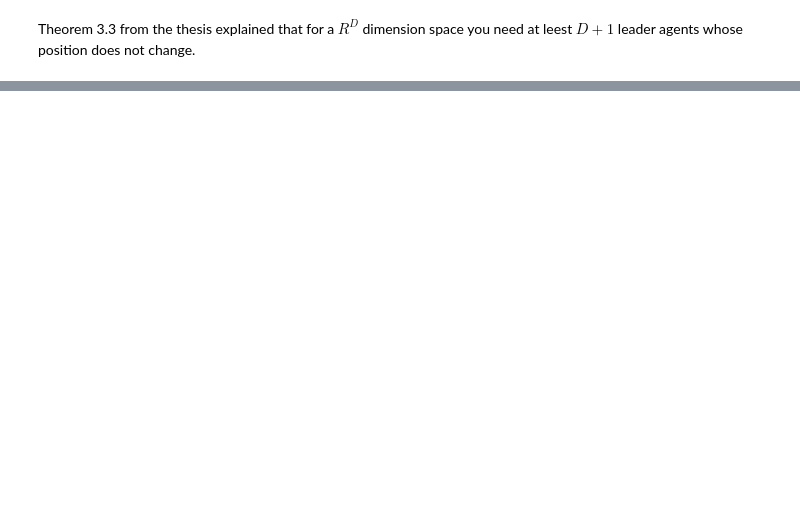
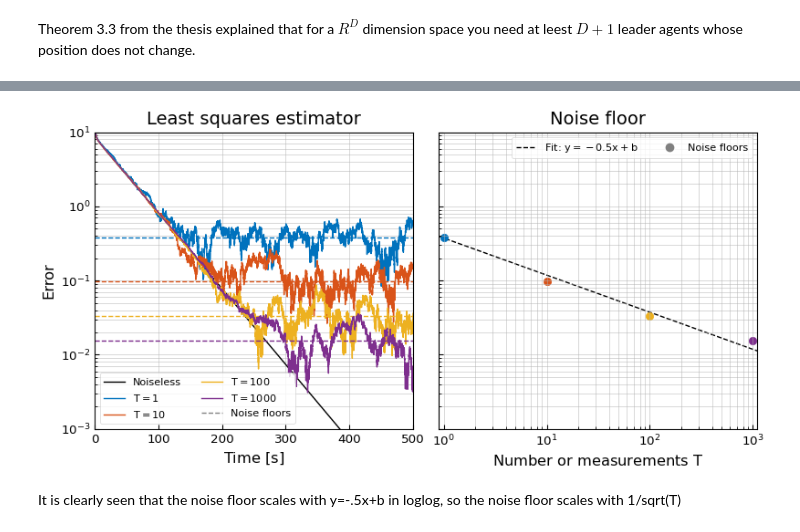
Before and after one commit to wilbertras/drone_swarms, a Jupyter notebook: main.ipynb, the cells around one changed output, grey strips where cells are left out. Saved outputs shown, nothing was run; the diff lists cells and outputs as text; code cells hidden in the pictures; blank space fills up the shorter version.

```diff
--- a/main.ipynb
+++ b/main.ipynb
@@ -122,0 +138,48 @@ ax.legend()
+# %%
+def one_over_root(x, a):
+    return a/np.sqrt(x)
+
+def linear(x, b):
+    return -.5*x+b
+# %%
+
+
+fig, axes = plt.subplot_mosaic('ab', figsize=(8,4), constrained_layout=True, sharey=True)
+time = np.linspace(0, (K-1)*dt, K)
+noise_floors = []
+ax = axes['a']
+ax.semilogy(time, errors[0], c='k' , label='Noiseless')
+for i, z in enumerate(zs_Ts):
+    error = errors_Ts[i]
+    noise_floors.append(np.mean(error[time > 300]))
+    ax.semilogy(time, error, label='$T=%d$' % Ts[i])
+    ax.axhline(noise_floors[-1], c=colors[i],  ls='--')
+ax.set_xlabel('Time [$s$]')
+ax.set_ylabel('Error')
+ax.set_title('Least squares estimator')
+ax.set_xlim([0, 500])
+ax.set_ylim([1e-3, 1e1])
+handles, labels = ax.get_legend_handles_labels()
+handles.append(Line2D([0], [0], color='gray', linestyle='--', label='Noise floors'))
+_ = ax.legend(handles=handles, loc='lower left', ncols=2)
+
+ax = axes['b']
+plot_Ts = np.linspace(.9, 1100)
+popt, pcov = curve_fit(linear, np.log10(Ts), np.log10(noise_floors))
+perr = np.sqrt(np.diag(pcov))
+ax.loglog(plot_Ts, one_over_root(plot_Ts, 10**popt[0]), 'k--', zorder=0, label='Fit: $ y=-0.5x+b$' )
+for i, T in enumerate(Ts):
+    ax.scatter(T, noise_floors[i], color=colors[i], zorder=1)
+ax.legend()
+ax.set_xlabel('Number or measurements $T$')
+# ax.set_ylabel('Noise floor')
+ax.set_title('Noise floor')
+ax.set_xlim([.9e0, 1.1e3])
+ax.set_ylim([1e-3, 1e1])
+handles, labels = ax.get_legend_handles_labels()
+handles.append(Line2D([0], [0], color='gray', linestyle='None', marker='o' , label='Noise floors'))
+_ = ax.legend(handles=handles, loc='upper right', ncols=2)
+# %% [output]
+[figure, added]
+# %% [markdown]
+It is clearly seen that the noise floor scales with y=-.5x+b in loglog, so the noise floor scales with 1/sqrt(T)
```
Also changed, not shown: parts of 24 cells of this notebook, 9 other files.
